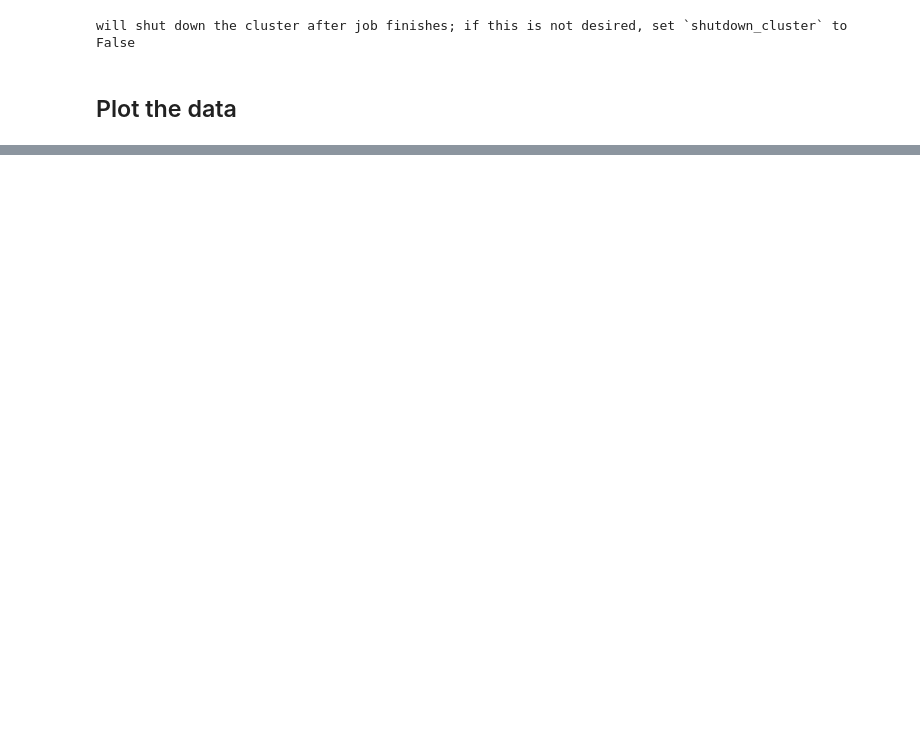
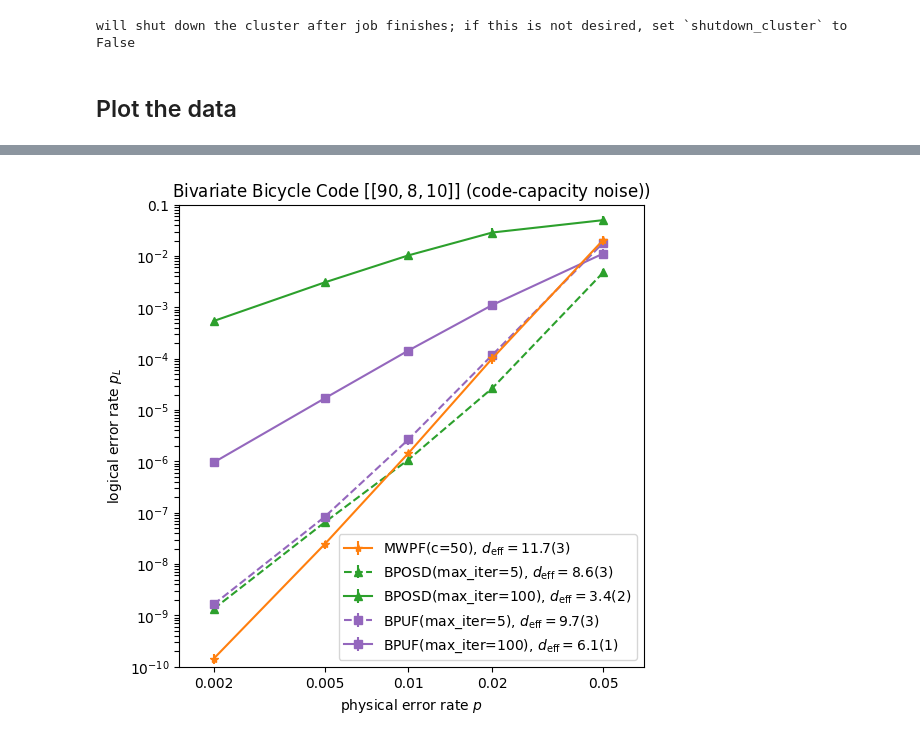
Before and after one commit to yuewuo/qec-lego-bench, a Jupyter notebook: docs/notebooks/evaluation/tradeoff-speed-accuracy/bb-code/small-p-mwpf-vs-bposd-iter5.ipynb, the cells around one changed output, grey strips where cells are left out. Saved outputs shown, nothing was run; the diff lists cells and outputs as text; code cells hidden in the pictures; blank space fills up the shorter version.

```diff
--- a/docs/notebooks/evaluation/tradeoff-speed-accuracy/bb-code/small-p-mwpf-vs-bposd-iter5.ipynb
+++ b/docs/notebooks/evaluation/tradeoff-speed-accuracy/bb-code/small-p-mwpf-vs-bposd-iter5.ipynb
@@ -255,0 +238,90 @@ Text(0.5, 1.0, 'Bivariate Bicycle Code $[[90, 8, 10]]$ (code-capacity noise))')
+# %%
+from uncertainties import ufloat
+from matplotlib.ticker import ScalarFormatter
+
+fig = plt.figure()
+fig.set_size_inches(6, 6)
+ax = fig.gca()
+ax.clear()
+ax.set_xlabel("physical error rate $p$")
+ax.set_ylabel("logical error rate $p_L$")
+ax.set_xlim(0.0015, 0.07)
+ax.set_xscale("log")
+ax.xaxis.set_major_formatter(ScalarFormatter())
+ax.minorticks_off()
+ax.set_xticks(
+    [2e-3, 5e-3, 1e-2, 2e-2, 5e-2], labels=["0.002", "0.005", "0.01", "0.02", "0.05"]
+)
+ax.set_ylim(1e-10, 2e-2)
+ax.set_yscale("log")
+yticks = []
+ytick_labels = []
+for i in range(-10, -1):
+    yticks.append(10**i)
+    ytick_labels.append(f"$10^{{{i}}}$")
+    for j in range(2, 10):
+        yticks.append(j * (10**i))
+        ytick_labels.append("")
+yticks.append(0.1)
+ytick_labels.append("0.1")
+ax.set_yticks(yticks, labels=ytick_labels)
+
+
+p1 = sorted(p_vec)[0]
+p2 = sorted(p_vec)[3]
+
+config_vec = [
+    ("mwpf", "MWPF(c=50)", 10, "*-", "tab:orange"),
+    ("bposd(max_iter=5)", "BPOSD(max_iter=5)", 0, "^--", "tab:green"),
+    ("bposd(max_iter=100)", "BPOSD(max_iter=100)", 0, "^-", "tab:green"),
+    ("bpuf(max_iter=5)", "BPUF(max_iter=5)", 0, "s--", "tab:purple"),
+    ("bpuf(max_iter=100)", "BPUF(max_iter=100)", 0, "s-", "tab:purple"),
+]
+
+print(decoder_vec)
+
+for decoder, name, zorder, fmt, color in config_vec:
+    x_vec = []
+    y_vec = []
+    err_vec = []
+
+    def get_stats(p: float) -> Stats:
+        job = executor.get_job(decoder, p)
+        return job.result.stats_of(job)
+
+    for p in p_vec:
+        stats = get_stats(p)
+        x_vec.append(p)
+        y_vec.append(stats.failure_rate_value)
+        err_vec.append(stats.failure_rate_uncertainty)
+    # also calculate the slope using the last two points
+    min_stats = get_stats(p1)
+    second_min_stats = get_stats(p2)
+    diff_log_pL = math.log(second_min_stats.failure_rate_value) - math.log(
+        min_stats.failure_rate_value
+    )
+    diff_log_p = math.log(p2) - math.log(p1)
+    slope = diff_log_pL / diff_log_p
+    diff_error = (
+        math.log(1 + min_stats.failure_rate_uncertainty / min_stats.failure_rate_value)
+        + math.log(
+            1
+            + second_min_stats.failure_rate_uncertainty
+            / second_min_stats.failure_rate_value
+        )
+    ) / diff_log_p
+    d_eff = 2 * ufloat(slope, diff_error)
+
+    ax.errorbar(
+        x_vec,
+        y_vec,
+        err_vec,
+        label=name + ", $d_{\\text{eff}}=$" + f"${d_eff:.1uS}$",
+        zorder=zorder,
+        fmt=fmt,
+        color=color,
+    )
+
+ax.legend()
+ax.set_title("Bivariate Bicycle Code $[[90, 8, 10]]$ (code-capacity noise))")
+# %% [output]
@@ -255,0 +330 @@ Text(0.5, 1.0, 'Bivariate Bicycle Code $[[90, 8, 10]]$ (code-capacity noise))')
+[figure, added]
```
Also changed, not shown: parts of 2 cells of this notebook, 13 other files.
